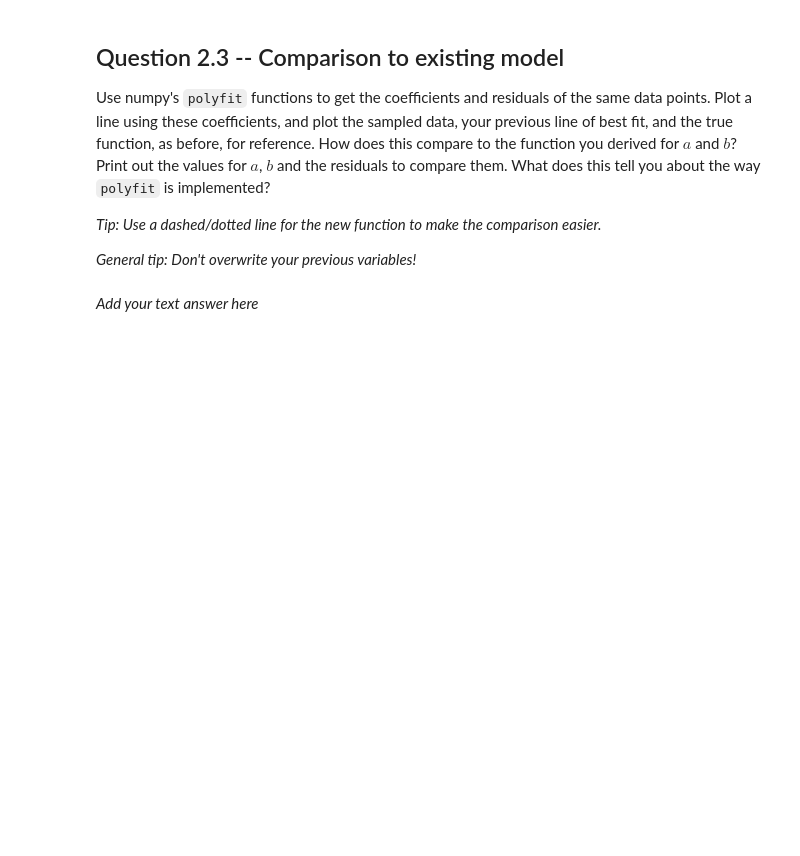
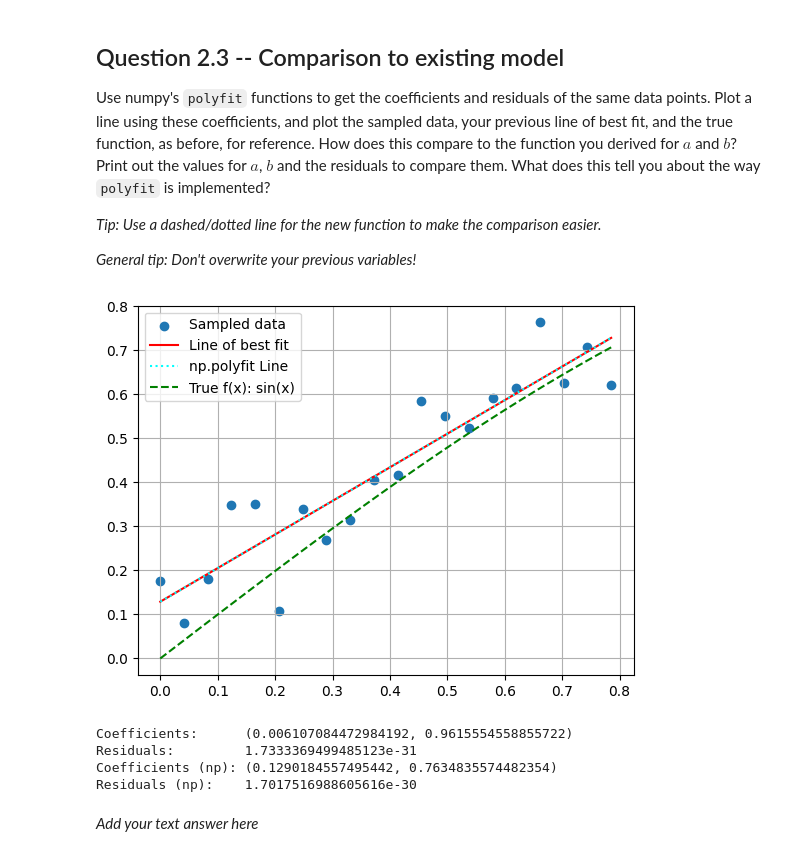
Before and after one commit to sergeGITH/TS, a Jupyter notebook: TMDL_2024_25_Assignment_1,_Qs_only.ipynb, the cells around one changed output. Drawn from its saved outputs; the diff is of its cells as text; code cells hidden in the pictures; blank space fills up the shorter version.

```diff
--- a/TMDL_2024_25_Assignment_1,_Qs_only.ipynb
+++ b/TMDL_2024_25_Assignment_1,_Qs_only.ipynb
@@ -206,16 +206,32 @@ Use numpy's `polyfit` functions to get the coefficients and residuals of the sam
 *General tip: Don't overwrite your previous variables!*
 # %%
 # TODO: use np polyfit here
-b_np, a_np = ...
-y_best_np = ...
+b_np, a_np = np.polyfit(x, y, 1)
+y_best_np = b_np * x + a_np
+
+res_np = compute_sos(y, y_best_np)
 
 # TODO: plot everything you need to
+plt.scatter(x, y, label='Sampled data')
+plt.plot(x, y_best, label='Line of best fit', color='red')
+plt.plot(x, y_best_np, label='np.polyfit Line', color='aqua', linestyle='dotted')
+plt.plot(x_pure, y_pure, label='True f(x): sin(x)', color='green', linestyle="dashed")
+plt.grid()
+plt.legend()
+plt.show()
+
 
 # print results
 print("Coefficients:     ", (a, b))
 print("Residuals:        ", res)
 print("Coefficients (np):", (a_np, b_np))
 print("Residuals (np):   ", res_np)
+# %% [output]
+[figure, added]
+Coefficients:      (0.006107084472984192, 0.9615554558855722)
+Residuals:         1.7333369499485123e-31
+Coefficients (np): (0.1290184557495442, 0.7634835574482354)
+Residuals (np):    1.7017516988605616e-30
 # %% [markdown]
 *Add your text answer here*
 # %% [markdown]
```
Also changed, not shown: parts of 3 cells of this notebook.
